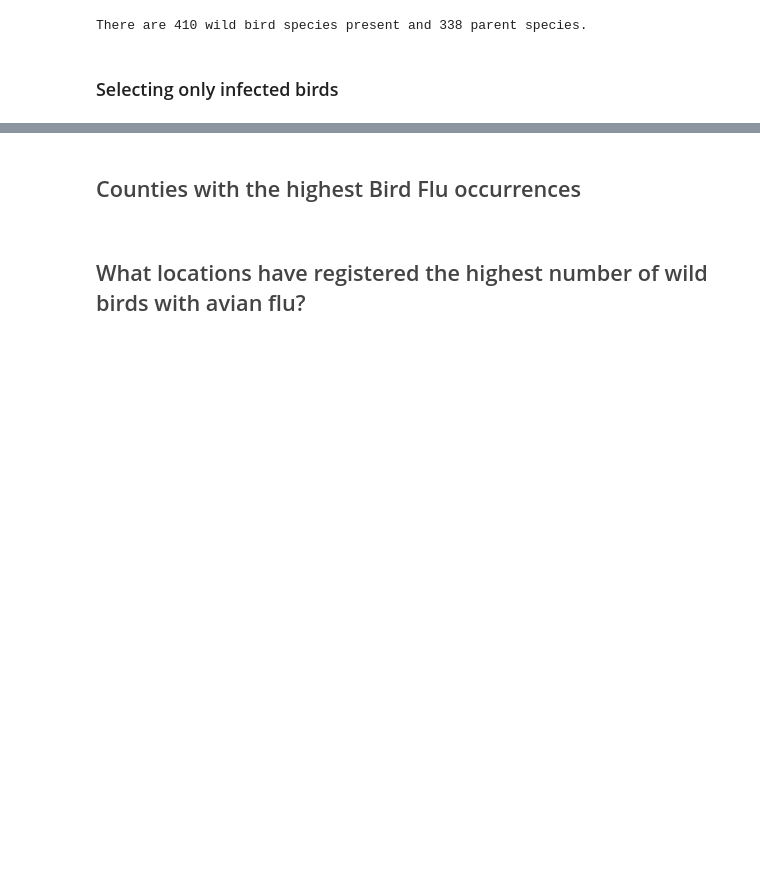
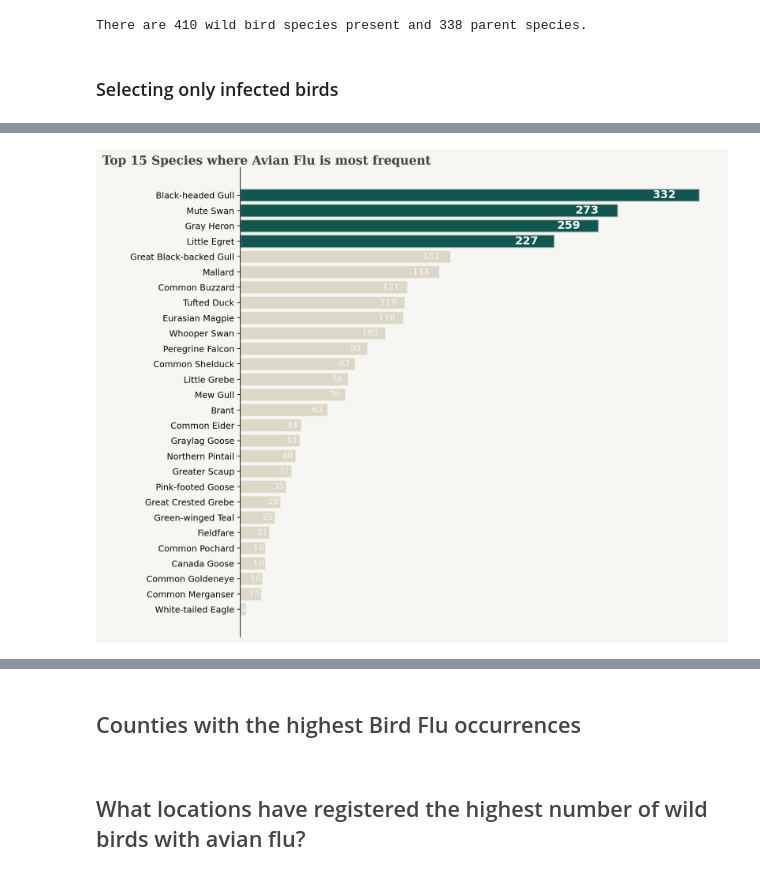
Before and after one commit to pessini/avian-flu-wild-birds-ireland, a Jupyter notebook: Wild-Bird-Species-Analysis.ipynb, the cells around one changed output, grey strips where cells are left out. Saved outputs shown, nothing was run; the diff lists cells and outputs as text; code cells hidden in the pictures; blank space fills up the shorter version.

```diff
--- a/Wild-Bird-Species-Analysis.ipynb
+++ b/Wild-Bird-Species-Analysis.ipynb
@@ -244,0 +193,45 @@ plt.show()
+# %%
+fig, ax = plt.subplots(1,1, figsize=(10, 10),dpi=180)
+
+background_color = "#F6F6F2"
+fig.patch.set_facecolor(background_color) # figure background color
+ax.set_facecolor(background_color)
+
+# Top infected locations
+data = top_infected_species
+
+high_c = '#004D44'
+color_map = ['#A39161' for _ in range(len(data))]
+color_map[0] = color_map[1] = color_map[2] = color_map[3] = high_c # color highlight
+
+#highlight
+ax.barh(data.loc[['Black-headed Gull', 'Mute Swan', 'Gray Heron', 'Little Egret']].index, data.iloc[:4],
+       edgecolor='darkgray',color=color_map, alpha=0.9)
+# actual
+ax.barh(data.index, data,
+       edgecolor='white',color=color_map, alpha=0.3)
+
+# base color text
+for i in range(4,len(data)):
+    ax.annotate(list(data)[i], xy=(data[i]-(data[i]*0.05), i),
+                va = 'center', ha='right', fontweight='light',
+                fontfamily='serif',fontsize=10, color='#FBFBFB')
+
+# diff color text
+for i in range(0,4):
+    ax.annotate(list(data)[i], xy=(data[i]-(data[i]*0.05), i),
+                va = 'center', ha='right',fontweight='bold',
+                fontsize=13, color='#FBFBFB')
+
+ax.axes.get_xaxis().set_ticks([])
+ax.invert_yaxis()
+
+for s in ['top', 'bottom', 'right']:
+    ax.spines[s].set_visible(False)
+
+ax.text(-100,-2.0,'Top 15 Species where Avian Flu is most frequent',
+        fontfamily='serif',fontsize=14,fontweight='bold',color='#444444')
+
+plt.show()
+# %% [output]
+[figure, added]
```
Also changed, not shown: parts of 9 cells of this notebook, 3 other files.
